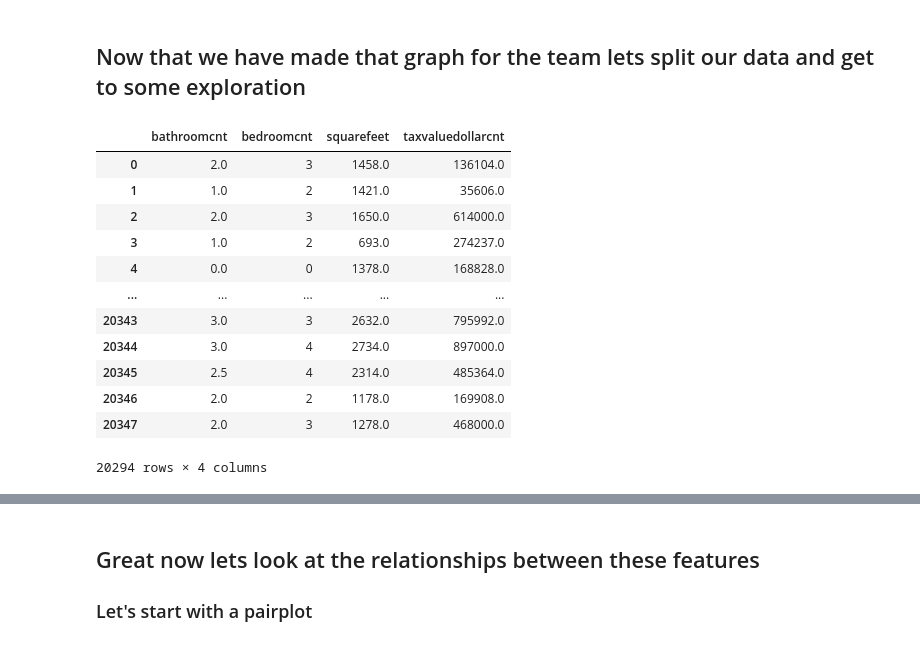
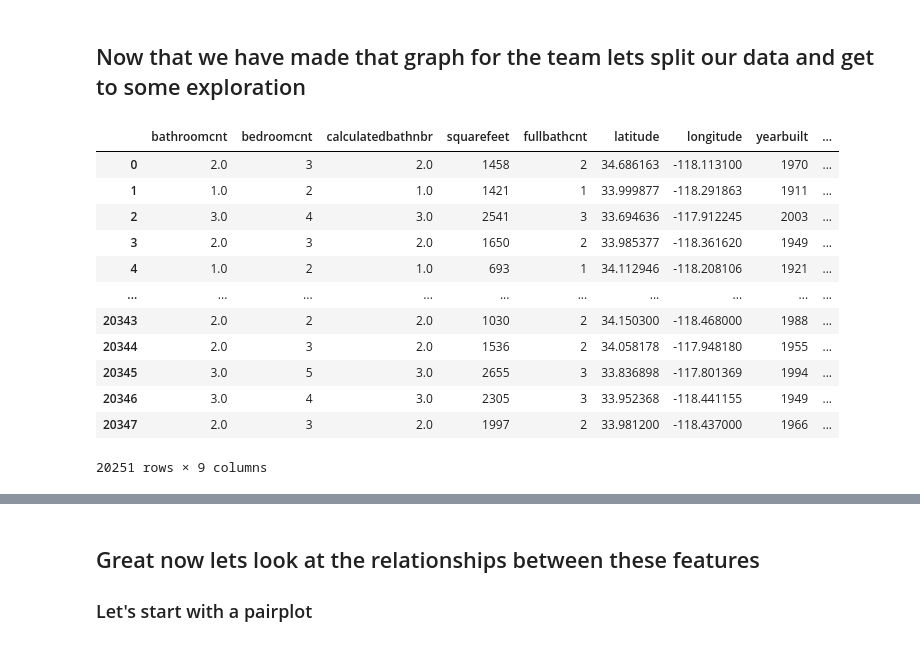
Before and after one commit to RyanMcCall/zillow_ds, a Jupyter notebook: exploration.ipynb, the cells around one changed output, grey strips where cells are left out. Cells and saved outputs as stored; diff of their text form; code cells hidden in the pictures.

```diff
--- a/exploration.ipynb
+++ b/exploration.ipynb
@@ -71,23 +71,23 @@ plt.tight_layout()
 [figure]
 # %% [markdown]
 ## Now that we have made that graph for the team lets split our data and get to some exploration
-# %%
-zillow = zillow[['bathroomcnt', 'bedroomcnt', 'squarefeet', 'taxvaluedollarcnt']]
-zillow
-# %% [output]
-|  | bathroomcnt | bedroomcnt | squarefeet | taxvaluedollarcnt |
-| 0 | 2.0 | 3 | 1458.0 | 136104.0 |
-| 1 | 1.0 | 2 | 1421.0 | 35606.0 |
-| 2 | 2.0 | 3 | 1650.0 | 614000.0 |
-| 3 | 1.0 | 2 | 693.0 | 274237.0 |
-| 4 | 0.0 | 0 | 1378.0 | 168828.0 |
-| ... | ... | ... | ... | ... |
-| 20343 | 3.0 | 3 | 2632.0 | 795992.0 |
-| 20344 | 3.0 | 4 | 2734.0 | 897000.0 |
-| 20345 | 2.5 | 4 | 2314.0 | 485364.0 |
-| 20346 | 2.0 | 2 | 1178.0 | 169908.0 |
-| 20347 | 2.0 | 3 | 1278.0 | 468000.0 |
-20294 rows × 4 columns
+# %%
+zillow = zillow.drop(columns=['id', 'taxrate', 'County', 'State'])
+zillow
+# %% [output]
+|  | bathroomcnt | bedroomcnt | calculatedbathnbr | squarefeet | fullbathcnt | latitude | longitude | yearbuilt | ... |
+| 0 | 2.0 | 3 | 2.0 | 1458 | 2 | 34.686163 | -118.113100 | 1970 | ... |
+| 1 | 1.0 | 2 | 1.0 | 1421 | 1 | 33.999877 | -118.291863 | 1911 | ... |
+| 2 | 3.0 | 4 | 3.0 | 2541 | 3 | 33.694636 | -117.912245 | 2003 | ... |
+| 3 | 2.0 | 3 | 2.0 | 1650 | 2 | 33.985377 | -118.361620 | 1949 | ... |
+| 4 | 1.0 | 2 | 1.0 | 693 | 1 | 34.112946 | -118.208106 | 1921 | ... |
+| ... | ... | ... | ... | ... | ... | ... | ... | ... | ... |
+| 20343 | 2.0 | 2 | 2.0 | 1030 | 2 | 34.150300 | -118.468000 | 1988 | ... |
+| 20344 | 2.0 | 3 | 2.0 | 1536 | 2 | 34.058178 | -117.948180 | 1955 | ... |
+| 20345 | 3.0 | 5 | 3.0 | 2655 | 3 | 33.836898 | -117.801369 | 1994 | ... |
+| 20346 | 3.0 | 4 | 3.0 | 2305 | 3 | 33.952368 | -118.441155 | 1949 | ... |
+| 20347 | 2.0 | 3 | 2.0 | 1997 | 2 | 33.981200 | -118.437000 | 1966 | ... |
+20251 rows × 9 columns
 # %%
 train, test = train_test_split(zillow)
 train.shape[0], test.shape[0]
```
Also changed, not shown: parts of 9 cells of this notebook.
